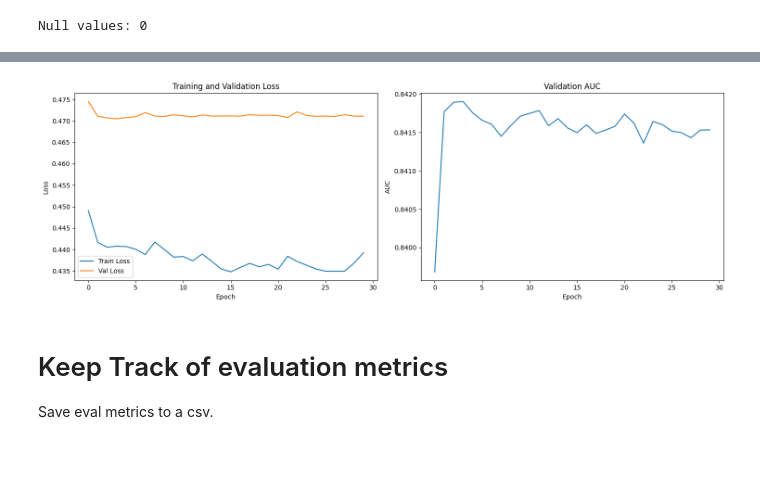
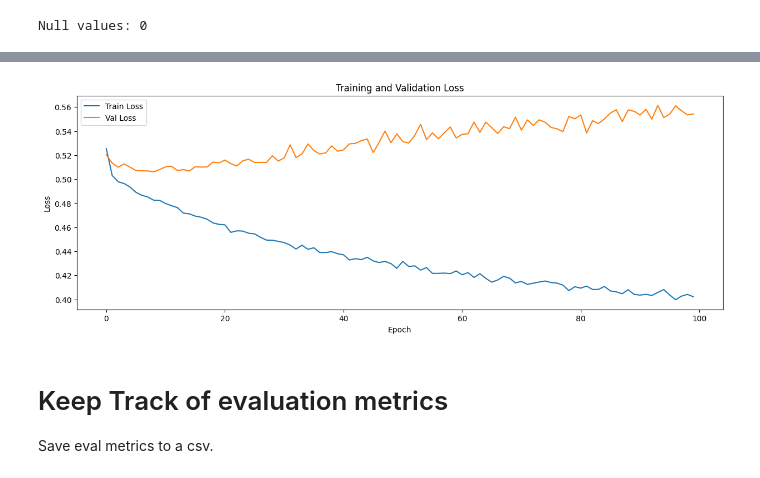
Before and after one commit to cam-cc/NFL-RUNvsPASS, a Jupyter notebook: nfl-bdb1dcnn.ipynb, the cells around one changed output, grey strips where cells are left out. Cells and saved outputs as stored; diff of their text form; code cells hidden in the pictures.

```diff
--- a/nfl-bdb1dcnn.ipynb
+++ b/nfl-bdb1dcnn.ipynb
@@ -47,0 +57,5 @@ print(plays_df['playDescription'][0])
+# %%
+print(plays_df['playDescription'][0])
+print("drop",len(plays_df[plays_df['qbKneel'] == 1]), "qb kneels")
+plays_df = plays_df[plays_df['qbKneel'] == 0]
+plays_df.head()
@@ -535,7 +580,6 @@ def prepare_final_features(df):
     basic_features = [
         'down_1', 'down_2', 'down_3', 'down_4',
         'yardsToGo',
-        'absoluteYardlineNumber',
         'quarter_1',
         'quarter_2',
         'quarter_3',
@@ -562,7 +606,6 @@ def prepare_final_features(df):
         'game_clock_seconds', 'end_of_half',
         'time_remaining_half', 'win_prob_differential',
         'score_differential',
-        'preSnapHomeTeamWinProbability', 'preSnapVisitorTeamWinProbability'
     ]
 
     # Combined features
@@ -584,7 +627,7 @@ def prepare_final_features(df):
     ]
 
     feature_columns = (basic_features + formation_features
-        + motion_features + tendency_features
+        + tendency_features
         + situational_features + combined_features
         + personnel_features)
 
@@ -728,15 +913,9 @@ Adjusted weight: 0.975
 # %%
-# Create dataloaders
 train_loader = DataLoader(train_dataset, batch_size=128, shuffle=True)
 val_loader = DataLoader(val_dataset, batch_size=128, shuffle=False)
 
-# Initialize model with adjusted parameters
-optimizer = optim.AdamW(model.parameters(), lr=0.001, weight_decay=0.1)
-scheduler = optim.lr_scheduler.ReduceLROnPlateau(
-    optimizer,
-    mode='min',
-    factor=0.1,
-    patience=5,
-    min_lr=1e-6,
-    verbose=True
-)
+# 5. Initialize model and training components
+device = torch.device('cuda' if torch.cuda.is_available() else 'cpu')
+model = PlayCNN(num_features=X_train.shape[1]).to(device)
+criterion = nn.BCEWithLogitsLoss()
+optimizer = torch.optim.AdamW(model.parameters(), lr=0.001, weight_decay=0.1)
@@ -858,22 +1020,14 @@ ROC / AUC: 0.8417 | lr: 0.000001
 # %%
 plt.figure(figsize=(15, 5))
-plt.subplot(1, 2, 1)
-plt.plot(train_losses, label='Train Loss')
+plt.plot(avg_losses, label='Train Loss')
 plt.plot(val_losses, label='Val Loss')
 plt.title('Training and Validation Loss')
 plt.xlabel('Epoch')
 plt.ylabel('Loss')
 plt.legend()
-
-plt.subplot(1, 2, 2)
-plt.plot(val_aucs)
-plt.title('Validation AUC')
-plt.xlabel('Epoch')
-plt.ylabel('AUC')
-plt.tight_layout()
 plt.show()
 # %% [output]
-[figure, old version]
+[figure, new version]
 # %% [markdown]
 # Keep Track of evaluation metrics
 
```
Also changed, not shown: parts of 43 cells of this notebook, 5 other files.
